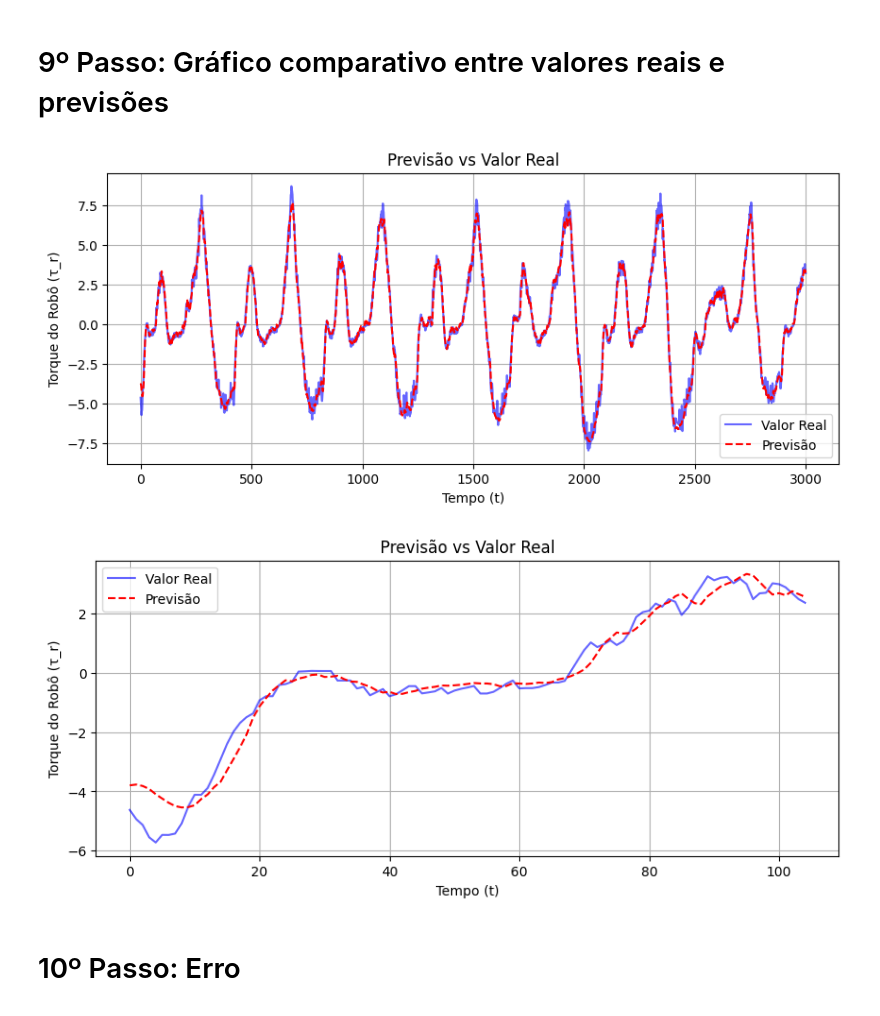
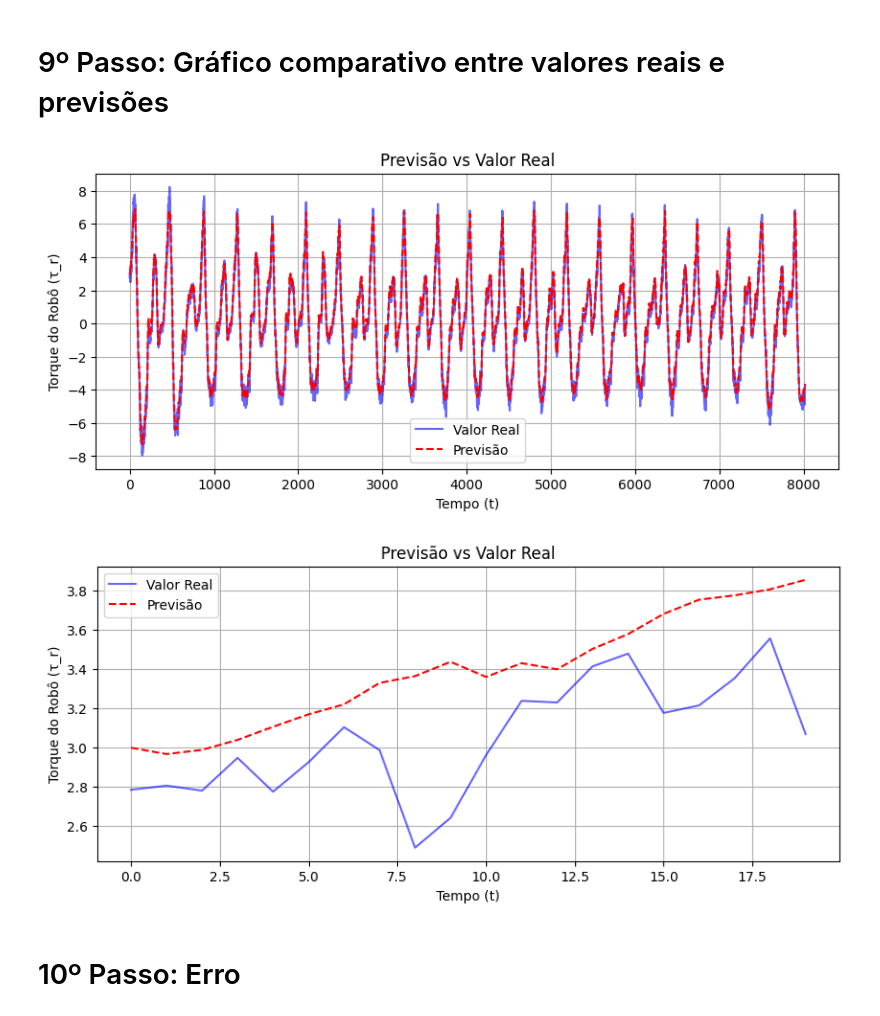
Before and after one commit to EricRibeiroAlves/Interacao-Humano-Robo, a Jupyter notebook: Codigo/[AP_T]_Eric_Modelo_CNN_LSTM.ipynb, the cells around one changed output. Drawn from its saved outputs; the diff is of its cells as text; code cells hidden in the pictures.

```diff
--- a/Codigo/[AP_T]_Eric_Modelo_CNN_LSTM.ipynb
+++ b/Codigo/[AP_T]_Eric_Modelo_CNN_LSTM.ipynb
@@ -52,3 +52,5 @@ pd.set_option('display.float_format', lambda x: '%.10f' % x)
 markov_t1 = pd.read_table(t1_markov, header=None, names=head_markov, index_col=False)
 # %% [output]
 Mounted at /content/drive
+# %%
+data = markov_t1.iloc[1870:11760]
@@ -57,5 +70,5 @@ Mounted at /content/drive
 # %%
 Ka = 200  # Rigidez do acessório
 Ba = 10   # Amortecimento do acessório
-markov_t1['tau_i'] = Ka * (markov_t1['R_t_p'] - markov_t1['R_t_l']) + Ba * (markov_t1['R_w_p'] - markov_t1['R_w_l'])
-markov_t1['d_tau_i'] = np.gradient(markov_t1['tau_i'])
+data['tau_i'] = Ka * (data['R_t_p'] - data['R_t_l']) + Ba * (data['R_w_p'] - data['R_w_l'])
+data['d_tau_i'] = np.gradient(data['tau_i'])
@@ -62,7 +86,7 @@ markov_t1['d_tau_i'] = np.gradient(markov_t1['tau_i'])
 # %% [markdown]
 # 3º Passo: Separação e Normalização dos dados
 # %%
-dataset = markov_t1.copy()
+dataset = data.copy()
 X = dataset[['tau_i', 'd_tau_i', 'phase', 'R_T']].iloc[1450:]
 y = dataset[['R_T']].iloc[1450:]
 scaler_X = MinMaxScaler(feature_range=(0, 1))
@@ -201,21 +225,21 @@ plt.show()
 # %%
 def plot_predictions(y_true, y_pred, title='Previsão vs Valor Real'):
     plt.figure(figsize=(10, 4))
     plt.plot(y_true.flatten(), label='Valor Real', color='blue', alpha=0.6)
     plt.plot(y_pred.flatten(), label='Previsão', color='red', linestyle='--', alpha=1)
     plt.title(title)
     plt.xlabel('Tempo (t)')
     plt.ylabel('Torque do Robô (τ_r)')
     plt.legend()
     plt.grid(True)
     plt.show()
 
 # Exibir previsões vs valores reais para uma parte do dataset
-plot_predictions(y_train_rescaled[:3000], y_pred[:3000])
-plot_predictions(y_train_rescaled[:105], y_pred[:105])
+plot_predictions(y_train_rescaled[:], y_pred[:])
+plot_predictions(y_train_rescaled[:20], y_pred[:20])
 # %% [output]
-[figure, old version]
+[figure, new version]
-[figure, old version]
+[figure, new version]
 # %% [markdown]
 # 10º Passo: Erro
 # %%
```
Also changed, not shown: parts of 8 cells of this notebook.
